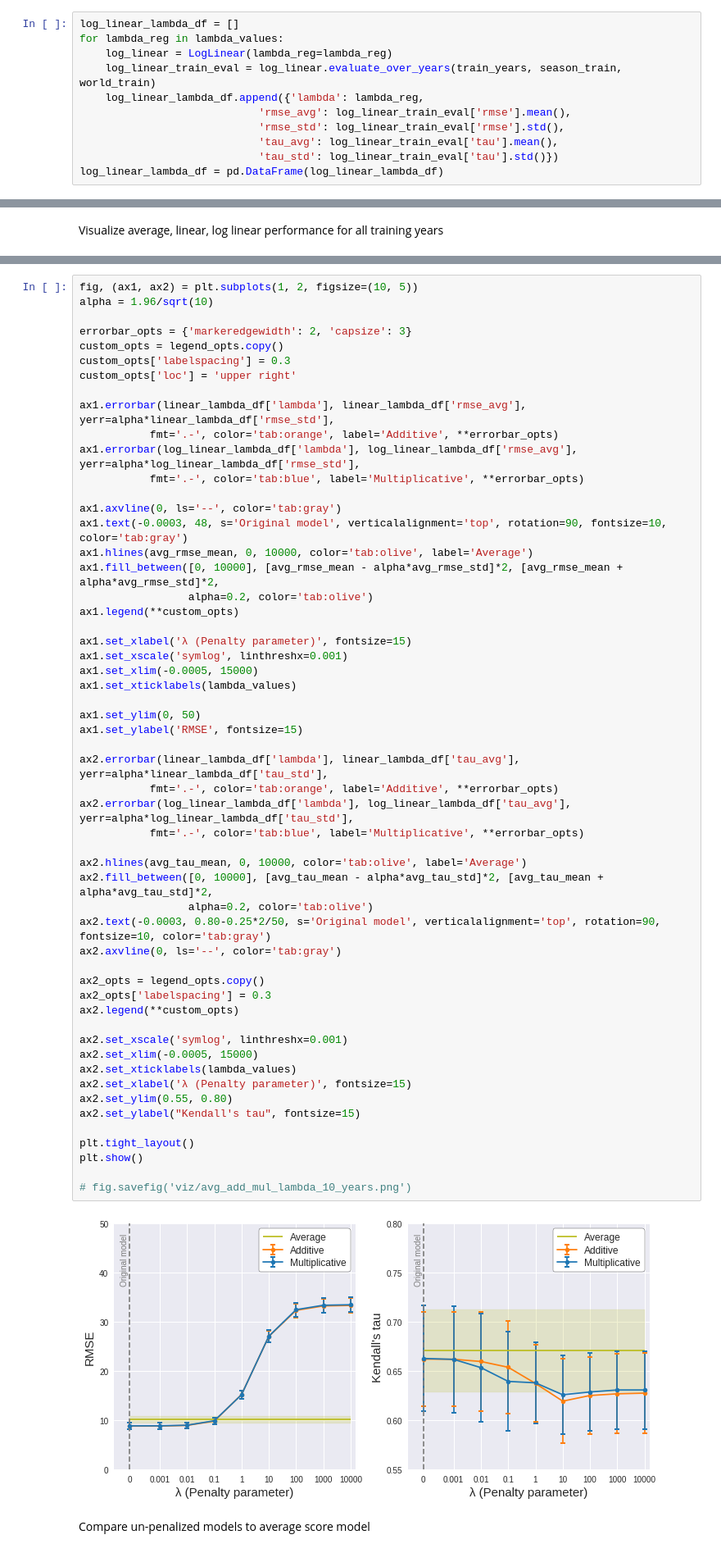
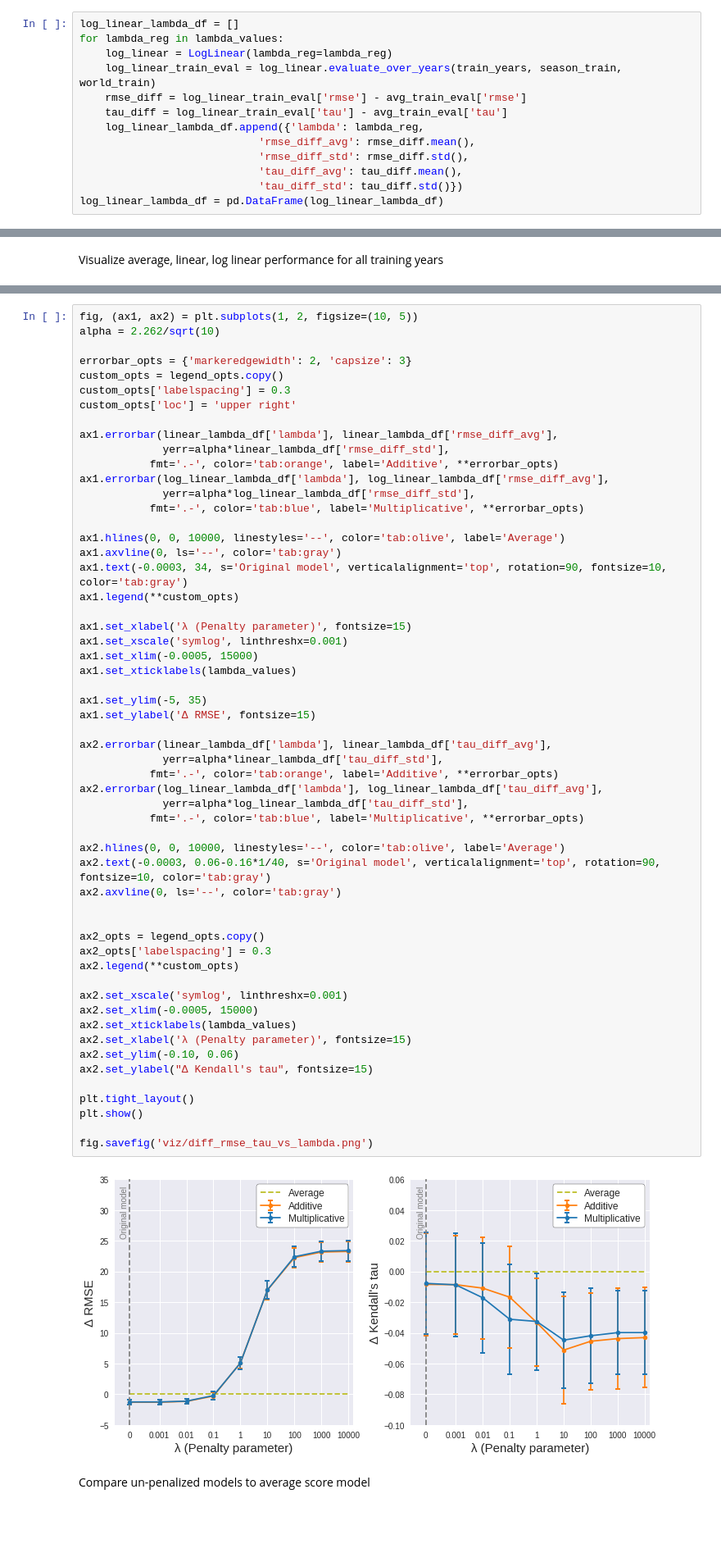
Before and after one commit to khanhnguyendata/skate_predict, a Jupyter notebook: analysis.ipynb, the cells around one changed output, grey strips where cells are left out. Shown at 82% size. Saved outputs shown, nothing was run; the diff lists cells and outputs as text; blank space fills up the shorter version.

```diff
--- a/analysis.ipynb
+++ b/analysis.ipynb
@@ -1086,11 +883,13 @@ log_linear_lambda_df = []
 for lambda_reg in lambda_values:
     log_linear = LogLinear(lambda_reg=lambda_reg)
     log_linear_train_eval = log_linear.evaluate_over_years(train_years, season_train, world_train)
+    rmse_diff = log_linear_train_eval['rmse'] - avg_train_eval['rmse']
+    tau_diff = log_linear_train_eval['tau'] - avg_train_eval['tau']
     log_linear_lambda_df.append({'lambda': lambda_reg,
-                            'rmse_avg': log_linear_train_eval['rmse'].mean(),
-                            'rmse_std': log_linear_train_eval['rmse'].std(),
-                            'tau_avg': log_linear_train_eval['tau'].mean(),
-                            'tau_std': log_linear_train_eval['tau'].std()})
+                            'rmse_diff_avg': rmse_diff.mean(),
+                            'rmse_diff_std': rmse_diff.std(),
+                            'tau_diff_avg': tau_diff.mean(),
+                            'tau_diff_std': tau_diff.std()})
 log_linear_lambda_df = pd.DataFrame(log_linear_lambda_df)
 # %%
 log_linear_lambda_df
@@ -1113,60 +935,61 @@ avg_tau_mean, avg_tau_std = avg_train_eval['tau'].mean(), avg_train_eval['tau'].
 # %%
 fig, (ax1, ax2) = plt.subplots(1, 2, figsize=(10, 5))
-alpha = 1.96/sqrt(10)
+alpha = 2.262/sqrt(10)
 
 errorbar_opts = {'markeredgewidth': 2, 'capsize': 3}
 custom_opts = legend_opts.copy()
 custom_opts['labelspacing'] = 0.3
 custom_opts['loc'] = 'upper right'
 
-ax1.errorbar(linear_lambda_df['lambda'], linear_lambda_df['rmse_avg'], yerr=alpha*linear_lambda_df['rmse_std'],
+ax1.errorbar(linear_lambda_df['lambda'], linear_lambda_df['rmse_diff_avg'],
+             yerr=alpha*linear_lambda_df['rmse_diff_std'],
            fmt='.-', color='tab:orange', label='Additive', **errorbar_opts)
-ax1.errorbar(log_linear_lambda_df['lambda'], log_linear_lambda_df['rmse_avg'], yerr=alpha*log_linear_lambda_df['rmse_std'],
+ax1.errorbar(log_linear_lambda_df['lambda'], log_linear_lambda_df['rmse_diff_avg'],
+             yerr=alpha*log_linear_lambda_df['rmse_diff_std'],
            fmt='.-', color='tab:blue', label='Multiplicative', **errorbar_opts)
 
+ax1.hlines(0, 0, 10000, linestyles='--', color='tab:olive', label='Average')
 ax1.axvline(0, ls='--', color='tab:gray')
-ax1.text(-0.0003, 48, s='Original model', verticalalignment='top', rotation=90, fontsize=10, color='tab:gray')
-ax1.hlines(avg_rmse_mean, 0, 10000, color='tab:olive', label='Average')
-ax1.fill_between([0, 10000], [avg_rmse_mean - alpha*avg_rmse_std]*2, [avg_rmse_mean + alpha*avg_rmse_std]*2,
-                 alpha=0.2, color='tab:olive')
+ax1.text(-0.0003, 34, s='Original model', verticalalignment='top', rotation=90, fontsize=10, color='tab:gray')
 ax1.legend(**custom_opts)
 
 ax1.set_xlabel('λ (Penalty parameter)', fontsize=15)
 ax1.set_xscale('symlog', linthreshx=0.001)
 ax1.set_xlim(-0.0005, 15000)
 ax1.set_xticklabels(lambda_values)
 
-ax1.set_ylim(0, 50)
-ax1.set_ylabel('RMSE', fontsize=15)
+ax1.set_ylim(-5, 35)
+ax1.set_ylabel('Δ RMSE', fontsize=15)
 
-ax2.errorbar(linear_lambda_df['lambda'], linear_lambda_df['tau_avg'], yerr=alpha*linear_lambda_df['tau_std'],
+ax2.errorbar(linear_lambda_df['lambda'], linear_lambda_df['tau_diff_avg'],
+             yerr=alpha*linear_lambda_df['tau_diff_std'],
            fmt='.-', color='tab:orange', label='Additive', **errorbar_opts)
-ax2.errorbar(log_linear_lambda_df['lambda'], log_linear_lambda_df['tau_avg'], yerr=alpha*log_linear_lambda_df['tau_std'],
+ax2.errorbar(log_linear_lambda_df['lambda'], log_linear_lambda_df['tau_diff_avg'],
+             yerr=alpha*log_linear_lambda_df['tau_diff_std'],
            fmt='.-', color='tab:blue', label='Multiplicative', **errorbar_opts)
 
-ax2.hlines(avg_tau_mean, 0, 10000, color='tab:olive', label='Average')
-ax2.fill_between([0, 10000], [avg_tau_mean - alpha*avg_tau_std]*2, [avg_tau_mean + alpha*avg_tau_std]*2,
-                 alpha=0.2, color='tab:olive')
-ax2.text(-0.0003, 0.80-0.25*2/50, s='Original model', verticalalignment='top', rotation=90, fontsize=10, color='tab:gray')
+ax2.hlines(0, 0, 10000, linestyles='--', color='tab:olive', label='Average')
+ax2.text(-0.0003, 0.06-0.16*1/40, s='Original model', verticalalignment='top', rotation=90, fontsize=10, color='tab:gray')
 ax2.axvline(0, ls='--', color='tab:gray')
+
 
 ax2_opts = legend_opts.copy()
 ax2_opts['labelspacing'] = 0.3
 ax2.legend(**custom_opts)
 
 ax2.set_xscale('symlog', linthreshx=0.001)
 ax2.set_xlim(-0.0005, 15000)
 ax2.set_xticklabels(lambda_values)
 ax2.set_xlabel('λ (Penalty parameter)', fontsize=15)
-ax2.set_ylim(0.55, 0.80)
-ax2.set_ylabel("Kendall's tau", fontsize=15)
+ax2.set_ylim(-0.10, 0.06)
+ax2.set_ylabel("Δ Kendall's tau", fontsize=15)
 
 plt.tight_layout()
 plt.show()
 
-# fig.savefig('viz/avg_add_mul_lambda_10_years.png')
+fig.savefig('viz/diff_rmse_tau_vs_lambda.png')
 # %% [output]
-[figure, old version]
+[figure, new version]
 # %% [markdown]
 Compare un-penalized models to average score model
 # %%
```
Also changed, not shown: parts of 52 cells of this notebook.
